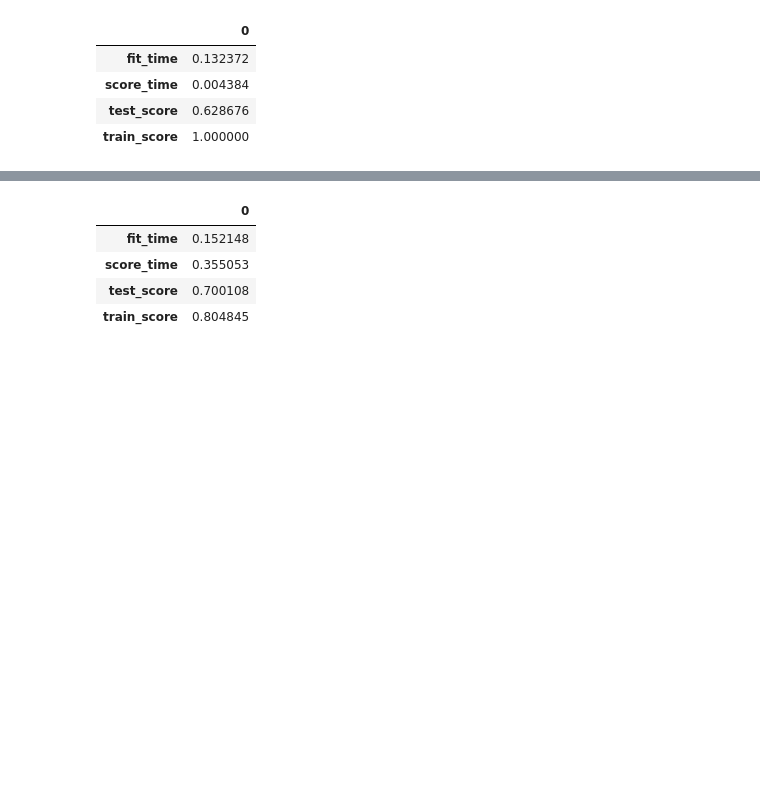
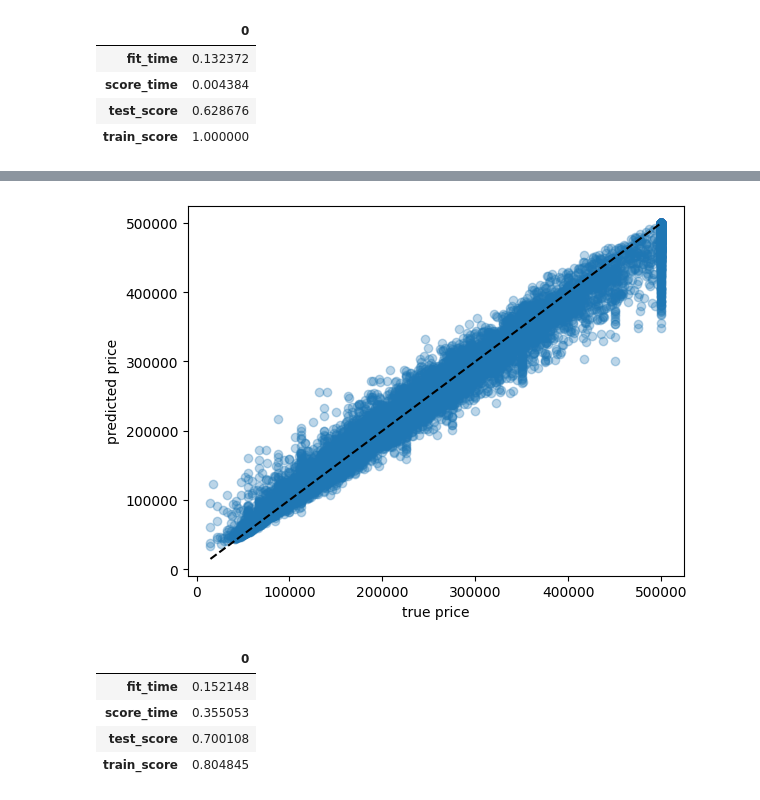
Before and after one commit to ricd99/cpsc330-2025W1, a Jupyter notebook: lectures/tutorials/solutions/03_Preprocessing.ipynb, the cells around one changed output, grey strips where cells are left out. Cells and saved outputs as stored; diff of their text form; code cells hidden in the pictures; blank space fills up the shorter version.

```diff
--- a/lectures/tutorials/solutions/03_Preprocessing.ipynb
+++ b/lectures/tutorials/solutions/03_Preprocessing.ipynb
@@ -221,3 +264,11 @@ pd.DataFrame(pd.DataFrame(scores).mean())
+# %%
+plt.scatter(y_train, pipe.predict(X_train), alpha=0.3)
+grid = np.linspace(y_train.min(), y_train.max(), 1000)
+plt.plot(grid, grid, '--k');
+plt.xlabel("true price");
+plt.ylabel("predicted price");
+# %% [output]
+[figure, added]
 # %%
 from sklearn.svm import SVR
 
```
Also changed, not shown: parts of 4 cells of this notebook.
